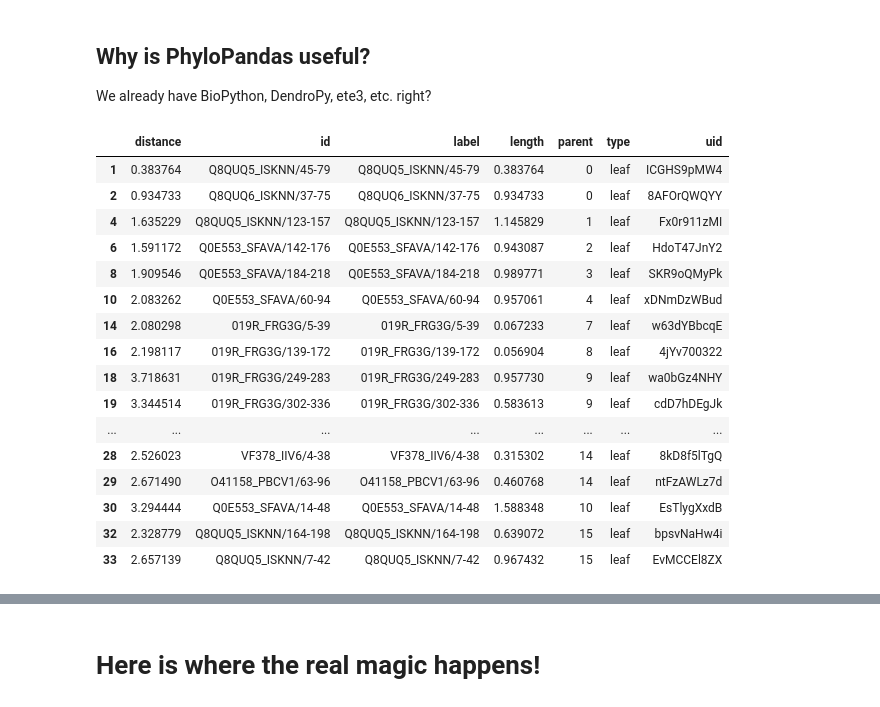
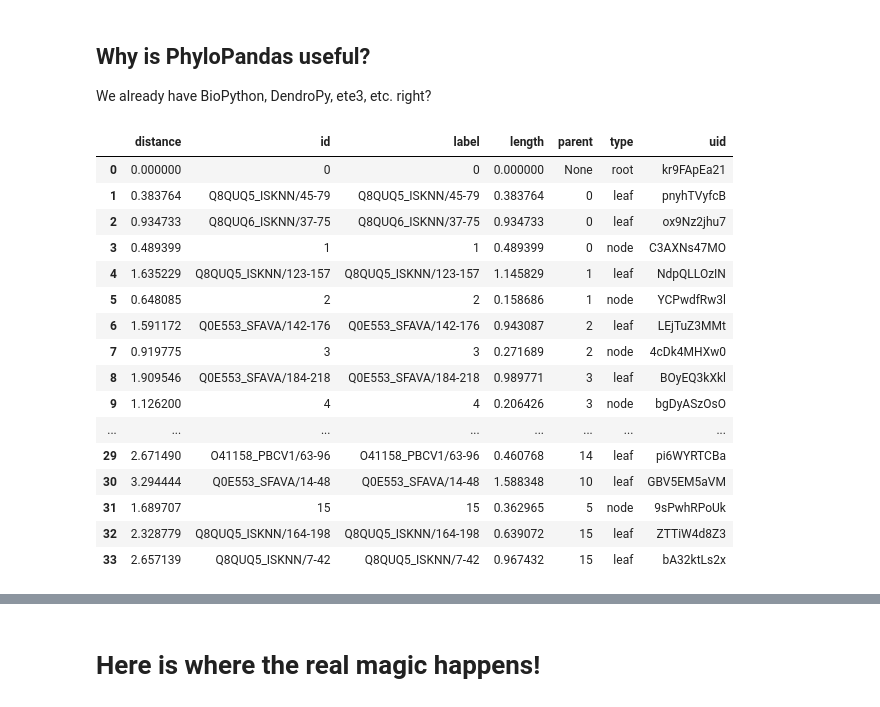
Before and after one commit to Zsailer/phylopandas, a Jupyter notebook: examples/intro-notebook.ipynb, the cells around one changed output, grey strips where cells are left out. Drawn from its saved outputs; the diff is of its cells as text; code cells hidden in the pictures.

```diff
--- a/examples/intro-notebook.ipynb
+++ b/examples/intro-notebook.ipynb
@@ -192,22 +196,24 @@ We already have BioPython, DendroPy, ete3, etc. right?
 # %%
 df = ph.read_newick('PF08793_seed.newick')
 
-df.loc[df.type == "leaf"]
+df2 = df.loc[df.type == "leaf"]
-# %% [output]
-|  | distance | id | label | length | parent | type | uid |
-| 1 | 0.383764 | Q8QUQ5_ISKNN/45-79 | Q8QUQ5_ISKNN/45-79 | 0.383764 | 0 | leaf | ICGHS9pMW4 |
-| 2 | 0.934733 | Q8QUQ6_ISKNN/37-75 | Q8QUQ6_ISKNN/37-75 | 0.934733 | 0 | leaf | 8AFOrQWQYY |
-| 4 | 1.635229 | Q8QUQ5_ISKNN/123-157 | Q8QUQ5_ISKNN/123-157 | 1.145829 | 1 | leaf | Fx0r911zMI |
-| 6 | 1.591172 | Q0E553_SFAVA/142-176 | Q0E553_SFAVA/142-176 | 0.943087 | 2 | leaf | HdoT47JnY2 |
-| 8 | 1.909546 | Q0E553_SFAVA/184-218 | Q0E553_SFAVA/184-218 | 0.989771 | 3 | leaf | SKR9oQMyPk |
-| 10 | 2.083262 | Q0E553_SFAVA/60-94 | Q0E553_SFAVA/60-94 | 0.957061 | 4 | leaf | xDNmDzWBud |
-| 14 | 2.080298 | 019R_FRG3G/5-39 | 019R_FRG3G/5-39 | 0.067233 | 7 | leaf | w63dYBbcqE |
-| 16 | 2.198117 | 019R_FRG3G/139-172 | 019R_FRG3G/139-172 | 0.056904 | 8 | leaf | 4jYv700322 |
-| 18 | 3.718631 | 019R_FRG3G/249-283 | 019R_FRG3G/249-283 | 0.957730 | 9 | leaf | wa0bGz4NHY |
-| 19 | 3.344514 | 019R_FRG3G/302-336 | 019R_FRG3G/302-336 | 0.583613 | 9 | leaf | cdD7hDEgJk |
-| ... | ... | ... | ... | ... | ... | ... | ... |
-| 28 | 2.526023 | VF378_IIV6/4-38 | VF378_IIV6/4-38 | 0.315302 | 14 | leaf | 8kD8f5lTgQ |
-| 29 | 2.671490 | O41158_PBCV1/63-96 | O41158_PBCV1/63-96 | 0.460768 | 14 | leaf | ntFzAWLz7d |
-| 30 | 3.294444 | Q0E553_SFAVA/14-48 | Q0E553_SFAVA/14-48 | 1.588348 | 10 | leaf | EsTlygXxdB |
-| 32 | 2.328779 | Q8QUQ5_ISKNN/164-198 | Q8QUQ5_ISKNN/164-198 | 0.639072 | 15 | leaf | bpsvNaHw4i |
-| 33 | 2.657139 | Q8QUQ5_ISKNN/7-42 | Q8QUQ5_ISKNN/7-42 | 0.967432 | 15 | leaf | EvMCCEl8ZX |
+# %%
+df
+# %% [output]
+|  | distance | id | label | length | parent | type | uid |
+| 0 | 0.000000 | 0 | 0 | 0.000000 | None | root | kr9FApEa21 |
+| 1 | 0.383764 | Q8QUQ5_ISKNN/45-79 | Q8QUQ5_ISKNN/45-79 | 0.383764 | 0 | leaf | pnyhTVyfcB |
+| 2 | 0.934733 | Q8QUQ6_ISKNN/37-75 | Q8QUQ6_ISKNN/37-75 | 0.934733 | 0 | leaf | ox9Nz2jhu7 |
+| 3 | 0.489399 | 1 | 1 | 0.489399 | 0 | node | C3AXNs47MO |
+| 4 | 1.635229 | Q8QUQ5_ISKNN/123-157 | Q8QUQ5_ISKNN/123-157 | 1.145829 | 1 | leaf | NdpQLLOzIN |
+| 5 | 0.648085 | 2 | 2 | 0.158686 | 1 | node | YCPwdfRw3l |
+| 6 | 1.591172 | Q0E553_SFAVA/142-176 | Q0E553_SFAVA/142-176 | 0.943087 | 2 | leaf | LEjTuZ3MMt |
+| 7 | 0.919775 | 3 | 3 | 0.271689 | 2 | node | 4cDk4MHXw0 |
+| 8 | 1.909546 | Q0E553_SFAVA/184-218 | Q0E553_SFAVA/184-218 | 0.989771 | 3 | leaf | BOyEQ3kXkl |
+| 9 | 1.126200 | 4 | 4 | 0.206426 | 3 | node | bgDyASzOsO |
+| ... | ... | ... | ... | ... | ... | ... | ... |
+| 29 | 2.671490 | O41158_PBCV1/63-96 | O41158_PBCV1/63-96 | 0.460768 | 14 | leaf | pi6WYRTCBa |
+| 30 | 3.294444 | Q0E553_SFAVA/14-48 | Q0E553_SFAVA/14-48 | 1.588348 | 10 | leaf | GBV5EM5aVM |
+| 31 | 1.689707 | 15 | 15 | 0.362965 | 5 | node | 9sPwhRPoUk |
+| 32 | 2.328779 | Q8QUQ5_ISKNN/164-198 | Q8QUQ5_ISKNN/164-198 | 0.639072 | 15 | leaf | ZTTiW4d8Z3 |
+| 33 | 2.657139 | Q8QUQ5_ISKNN/7-42 | Q8QUQ5_ISKNN/7-42 | 0.967432 | 15 | leaf | bA32ktLs2x |
```
Also changed, not shown: parts of 5 cells of this notebook, 7 other files.
